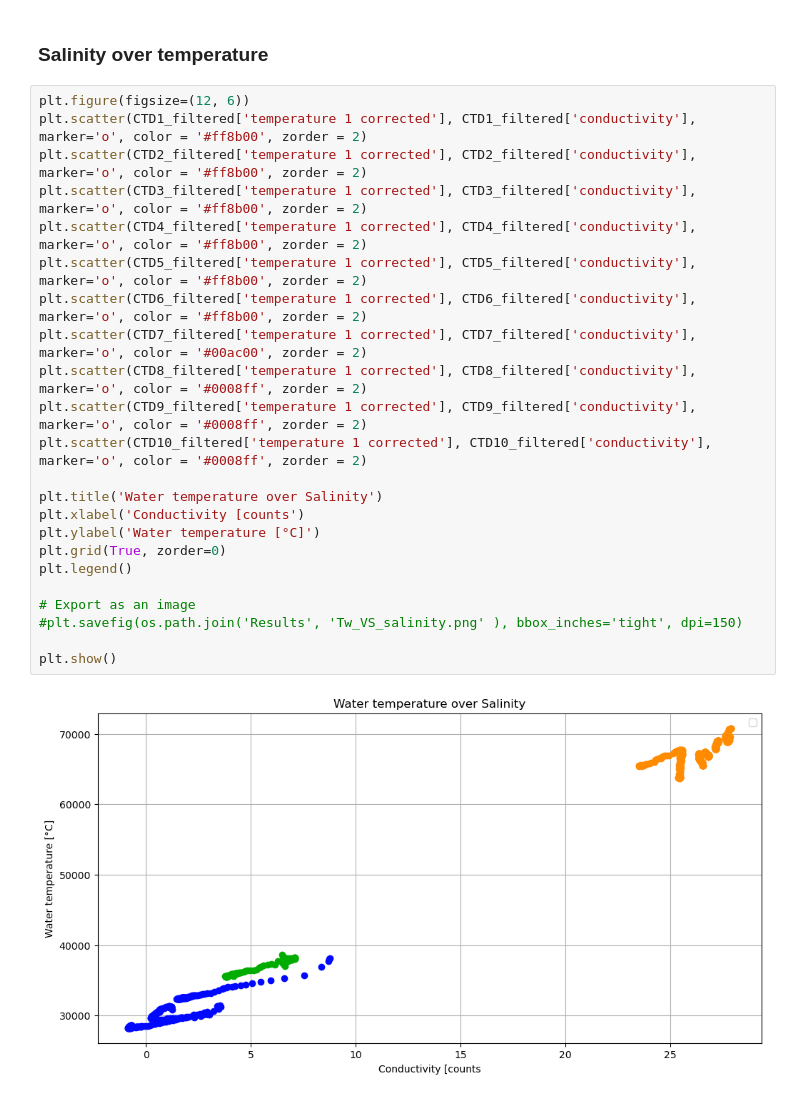
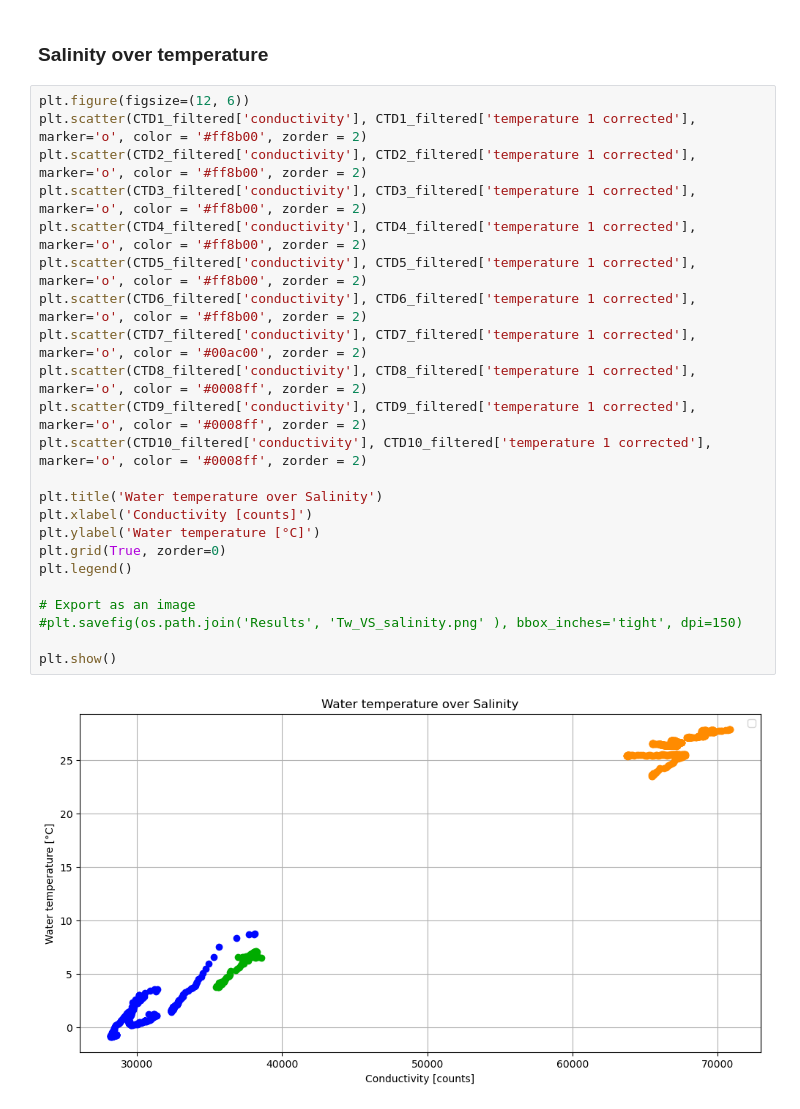
Before and after one commit to lolapricam/Sea-air_fluxes_Arctic, a Jupyter notebook: CTD_profils.ipynb, the cells around one changed output. Saved outputs shown, nothing was run; the diff lists cells and outputs as text.

```diff
--- a/CTD_profils.ipynb
+++ b/CTD_profils.ipynb
@@ -683,26 +683,26 @@ plt.show()
 ### Salinity over temperature
 # %%
 plt.figure(figsize=(12, 6))
-plt.scatter(CTD1_filtered['temperature 1 corrected'], CTD1_filtered['conductivity'], marker='o', color = '#ff8b00', zorder = 2)
-plt.scatter(CTD2_filtered['temperature 1 corrected'], CTD2_filtered['conductivity'], marker='o', color = '#ff8b00', zorder = 2)
-plt.scatter(CTD3_filtered['temperature 1 corrected'], CTD3_filtered['conductivity'], marker='o', color = '#ff8b00', zorder = 2)
-plt.scatter(CTD4_filtered['temperature 1 corrected'], CTD4_filtered['conductivity'], marker='o', color = '#ff8b00', zorder = 2)
-plt.scatter(CTD5_filtered['temperature 1 corrected'], CTD5_filtered['conductivity'], marker='o', color = '#ff8b00', zorder = 2)
-plt.scatter(CTD6_filtered['temperature 1 corrected'], CTD6_filtered['conductivity'], marker='o', color = '#ff8b00', zorder = 2)
-plt.scatter(CTD7_filtered['temperature 1 corrected'], CTD7_filtered['conductivity'], marker='o', color = '#00ac00', zorder = 2)
-plt.scatter(CTD8_filtered['temperature 1 corrected'], CTD8_filtered['conductivity'], marker='o', color = '#0008ff', zorder = 2)
-plt.scatter(CTD9_filtered['temperature 1 corrected'], CTD9_filtered['conductivity'], marker='o', color = '#0008ff', zorder = 2)
-plt.scatter(CTD10_filtered['temperature 1 corrected'], CTD10_filtered['conductivity'], marker='o', color = '#0008ff', zorder = 2)
+plt.scatter(CTD1_filtered['conductivity'], CTD1_filtered['temperature 1 corrected'], marker='o', color = '#ff8b00', zorder = 2)
+plt.scatter(CTD2_filtered['conductivity'], CTD2_filtered['temperature 1 corrected'], marker='o', color = '#ff8b00', zorder = 2)
+plt.scatter(CTD3_filtered['conductivity'], CTD3_filtered['temperature 1 corrected'], marker='o', color = '#ff8b00', zorder = 2)
+plt.scatter(CTD4_filtered['conductivity'], CTD4_filtered['temperature 1 corrected'], marker='o', color = '#ff8b00', zorder = 2)
+plt.scatter(CTD5_filtered['conductivity'], CTD5_filtered['temperature 1 corrected'], marker='o', color = '#ff8b00', zorder = 2)
+plt.scatter(CTD6_filtered['conductivity'], CTD6_filtered['temperature 1 corrected'], marker='o', color = '#ff8b00', zorder = 2)
+plt.scatter(CTD7_filtered['conductivity'], CTD7_filtered['temperature 1 corrected'], marker='o', color = '#00ac00', zorder = 2)
+plt.scatter(CTD8_filtered['conductivity'], CTD8_filtered['temperature 1 corrected'], marker='o', color = '#0008ff', zorder = 2)
+plt.scatter(CTD9_filtered['conductivity'], CTD9_filtered['temperature 1 corrected'], marker='o', color = '#0008ff', zorder = 2)
+plt.scatter(CTD10_filtered['conductivity'], CTD10_filtered['temperature 1 corrected'], marker='o', color = '#0008ff', zorder = 2)
 
 plt.title('Water temperature over Salinity')
-plt.xlabel('Conductivity [counts')
+plt.xlabel('Conductivity [counts]')
 plt.ylabel('Water temperature [°C]')
 plt.grid(True, zorder=0)
 plt.legend()
 
 # Export as an image
 #plt.savefig(os.path.join('Results', 'Tw_VS_salinity.png' ), bbox_inches='tight', dpi=150)
 
 plt.show()
 # %% [output]
-[figure, old version]
+[figure, new version]
```
Also changed, not shown: 4 other files.
